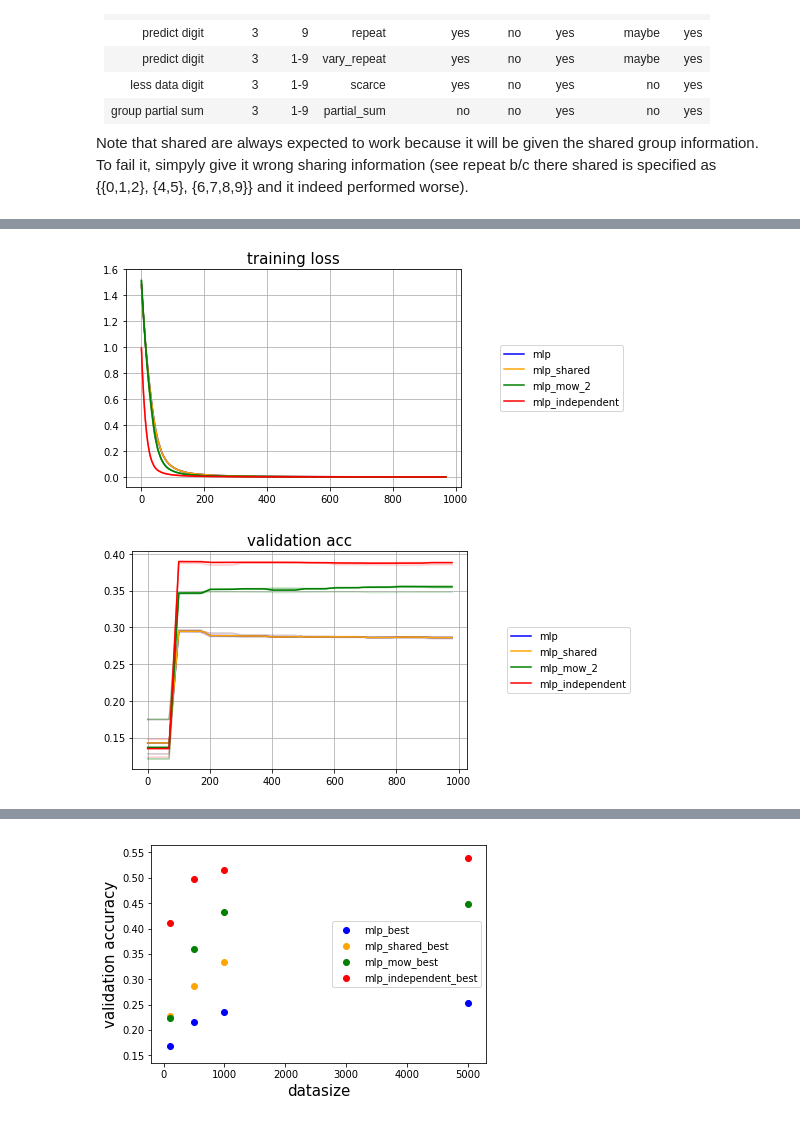
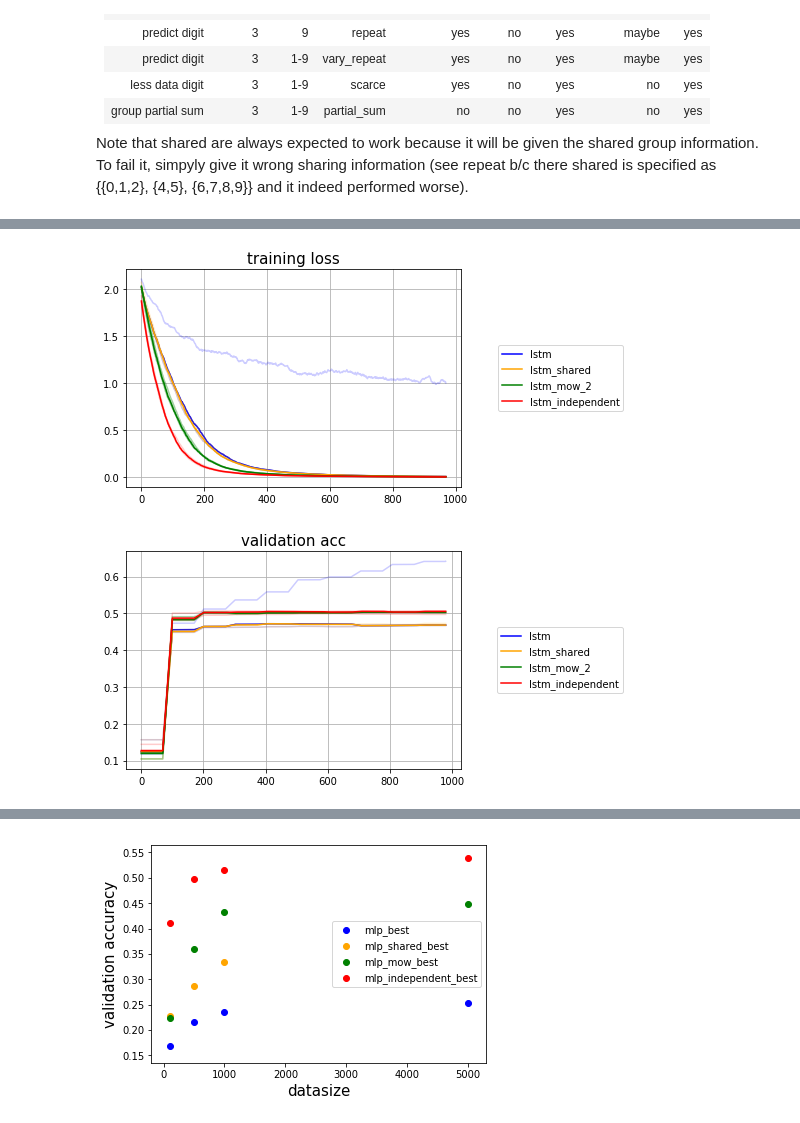
Before and after one commit to nathanwang000/sequence_fun, a Jupyter notebook: sequence_fun_evaluation.ipynb, the cells around one changed output, grey strips where cells are left out. Saved outputs shown, nothing was run; the diff lists cells and outputs as text; code cells hidden in the pictures.

```diff
--- a/sequence_fun_evaluation.ipynb
+++ b/sequence_fun_evaluation.ipynb
@@ -107,19 +62,19 @@ Note that shared are always expected to work because it will be given the shared
 # %%
-datadir = 'mo_models/partial_sum3_100/*/'
+datadir = 'mo_models/partial_sum3_500/*/'
 
 mlp_models = ['mlp.p*',
               'mlp_shared.p*',
               'mlp_mow*.p*',
               'mlp_independent.p*']
 rnn_models = ['lstm.p*',
               'lstm_shared.p**',
               'lstm_mow*.p*',
               'lstm_independent.p*']
 mlp_models = [os.path.join(datadir, m) for m in mlp_models]
 rnn_models = [os.path.join(datadir, m) for m in rnn_models]
 
 
-plot_train_val_multiple(mlp_models)
+plot_train_val_multiple(rnn_models)
 # %% [output]
-[figure, old version]
+[figure, new version]
-[figure, old version]
+[figure, new version]
```
Also changed, not shown: parts of 7 cells of this notebook, 2 other files.
